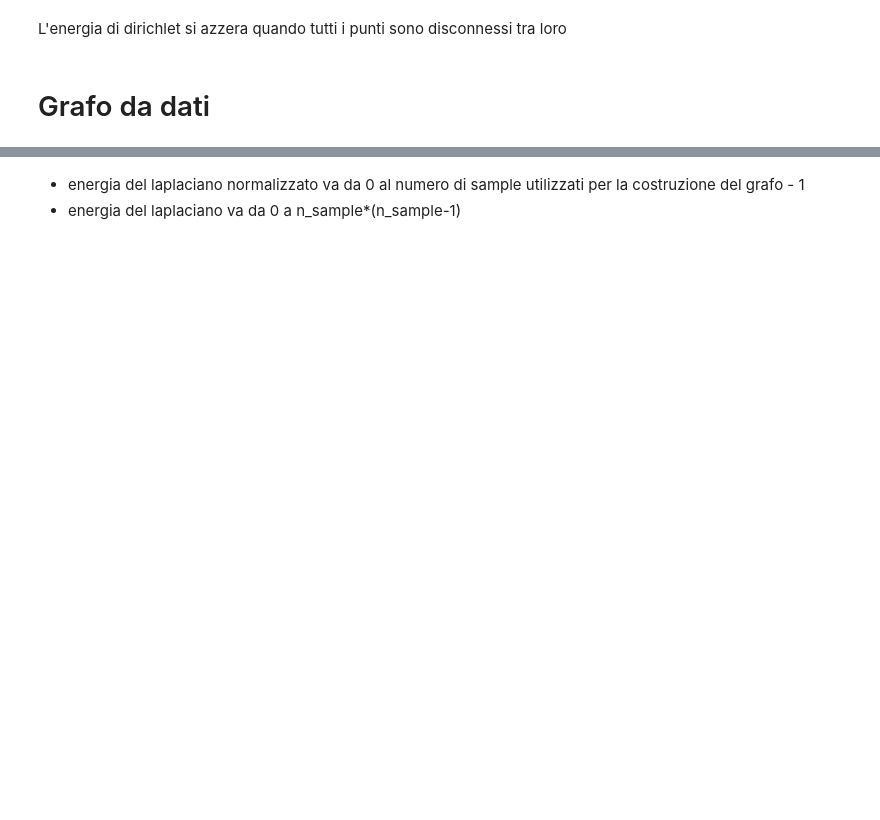
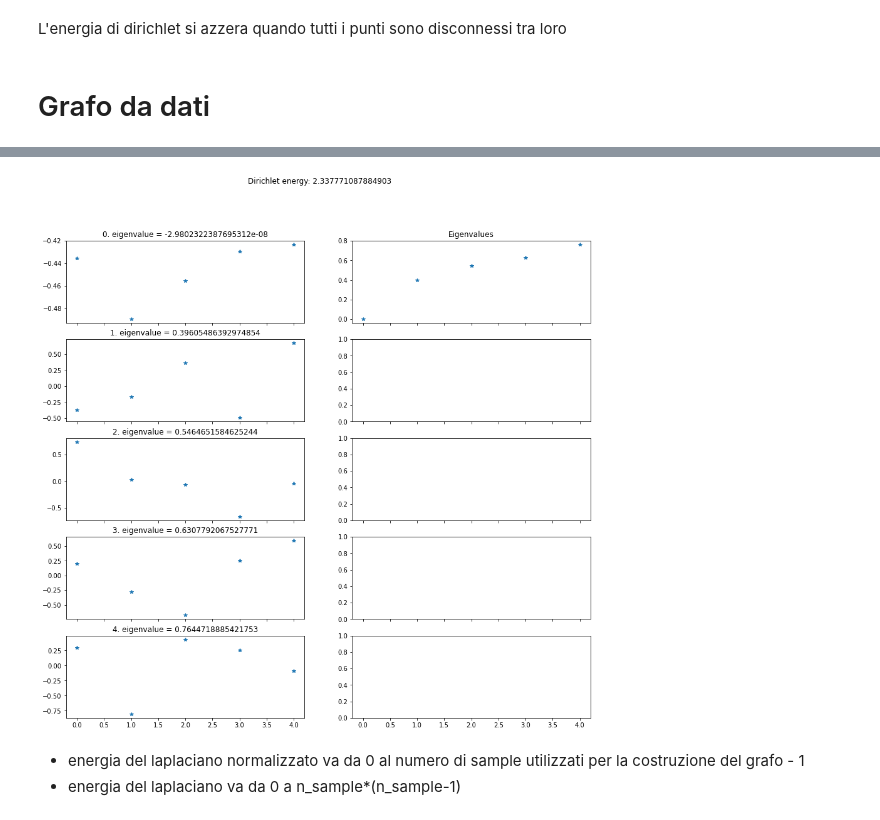
Before and after one commit to ema-frasca/canomaly, a Jupyter notebook: notebooks/spectral_analysis_mock.ipynb, the cells around one changed output, grey strips where cells are left out. Saved outputs shown, nothing was run; the diff lists cells and outputs as text; code cells hidden in the pictures; blank space fills up the shorter version.

```diff
--- a/notebooks/spectral_analysis_mock.ipynb
+++ b/notebooks/spectral_analysis_mock.ipynb
@@ -158,3 +288,7 @@ print_eig(eigenvalues.cpu().numpy(), eigenvectors.cpu().numpy())
+# %%
+print_eig(*[x.cpu().numpy() for x in find_eig_torch(L_norm)])
+# %% [output]
+[figure, added]
 # %% [markdown]
 - energia del laplaciano normalizzato va da 0 al numero di sample utilizzati per la costruzione del grafo - 1
 - energia del laplaciano va da 0 a n_sample*(n_sample-1)
```
Also changed, not shown: parts of 25 cells of this notebook, 1 other file.
